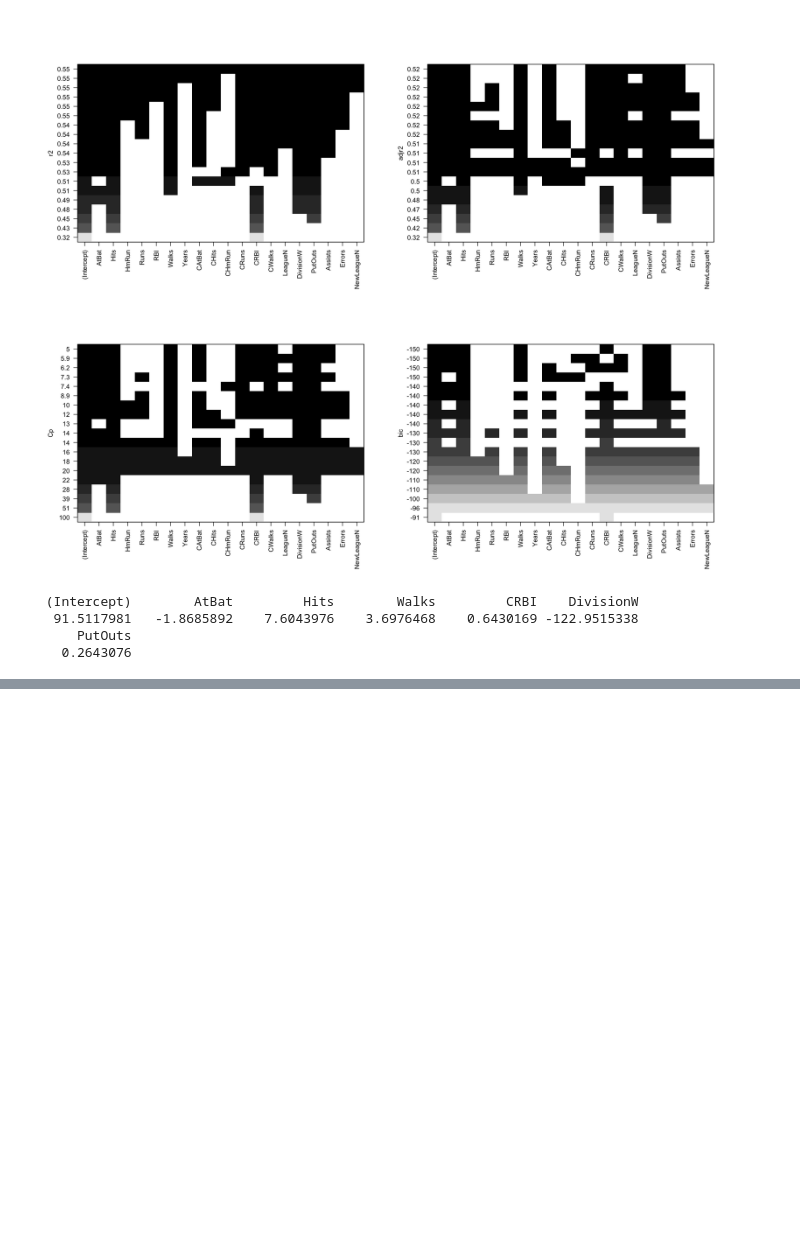
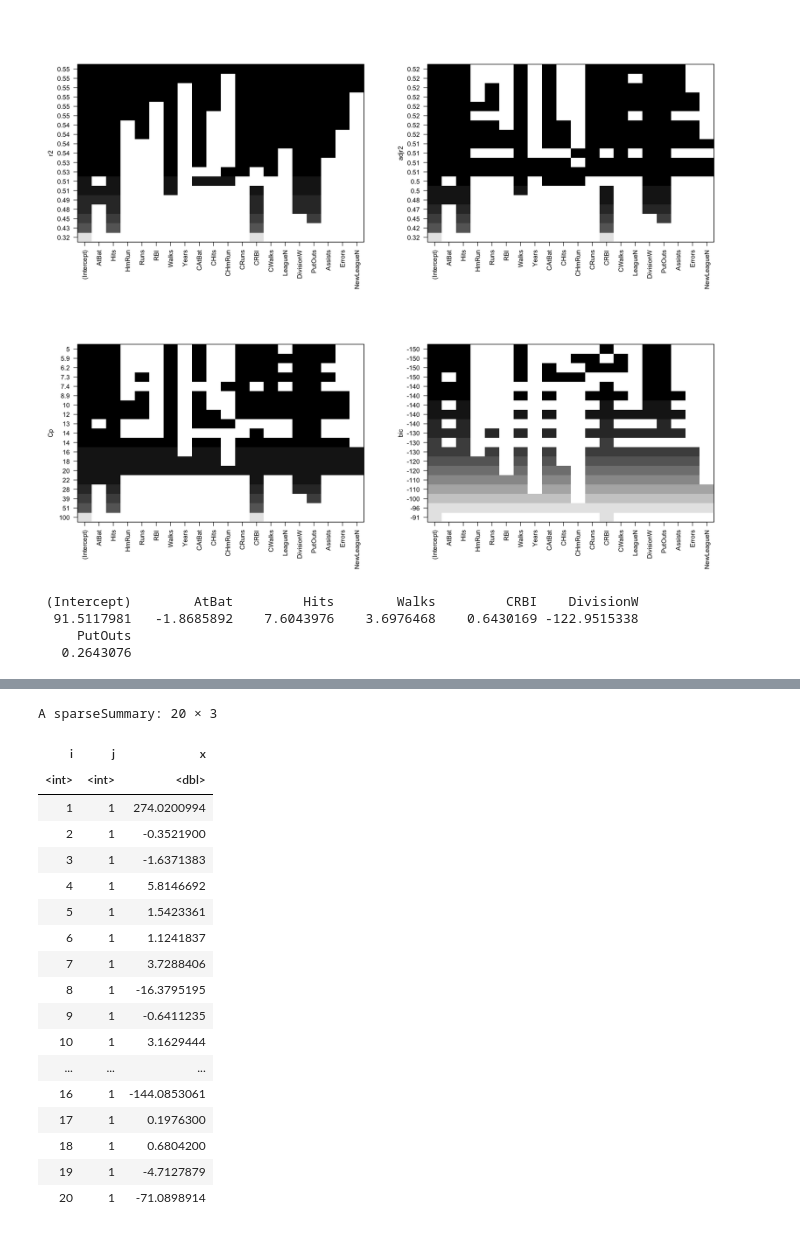
Before and after one commit to SwiftProjectOrganization/ISLR2, a Jupyter notebook: Labs/Lab06.ipynb, the cells around one changed output, grey strips where cells are left out. Drawn from its saved outputs; the diff is of its cells as text; code cells hidden in the pictures; blank space fills up the shorter version.

```diff
--- a/Labs/Lab06.ipynb
+++ b/Labs/Lab06.ipynb
@@ -148,0 +211,5 @@ coef(regfit.full,6)
+# %%
+ridge.mod = glmnet(x[train,], y[train], alpha=0,
+                   lambda=grid, thresh=1e-12)
+# %%
+ridge.pred = predict(ridge.mod, s=4, newx=x[test,])
@@ -148,0 +220,3 @@ coef(regfit.full,6)
+# %%
+ridge.pred = predict(ridge.mod, s=0, newx=x[test,],
+                     exact=T, x=x[train,], y=y[train])
@@ -148,0 +249,25 @@ coef(regfit.full,6)
+# %%
+ridge.pred = predict(ridge.mod, s=0, exact=T,
+    type="coefficients", x=x[train,], y=y[train])
+# %%
+summary(ridge.pred)
+# %% [output]
+A sparseSummary: 20 × 3
+| i | j | x |
+| <int> | <int> | <dbl> |
+| 1 | 1 | 274.0200994 |
+| 2 | 1 | -0.3521900 |
+| 3 | 1 | -1.6371383 |
+| 4 | 1 | 5.8146692 |
+| 5 | 1 | 1.5423361 |
+| 6 | 1 | 1.1241837 |
+| 7 | 1 | 3.7288406 |
+| 8 | 1 | -16.3795195 |
+| 9 | 1 | -0.6411235 |
+| 10 | 1 | 3.1629444 |
+| ... | ... | ... |
+| 16 | 1 | -144.0853061 |
+| 17 | 1 | 0.1976300 |
+| 18 | 1 | 0.6804200 |
+| 19 | 1 | -4.7127879 |
+| 20 | 1 | -71.0898914 |
```
Also changed, not shown: parts of 24 cells of this notebook, 3 other files.
